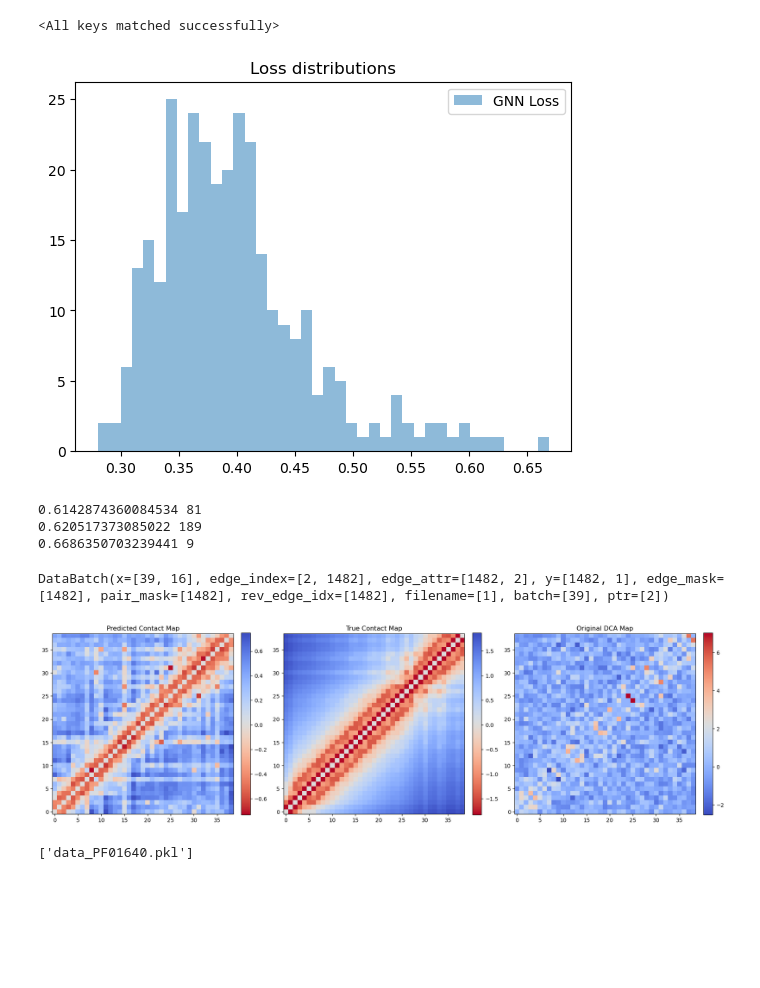
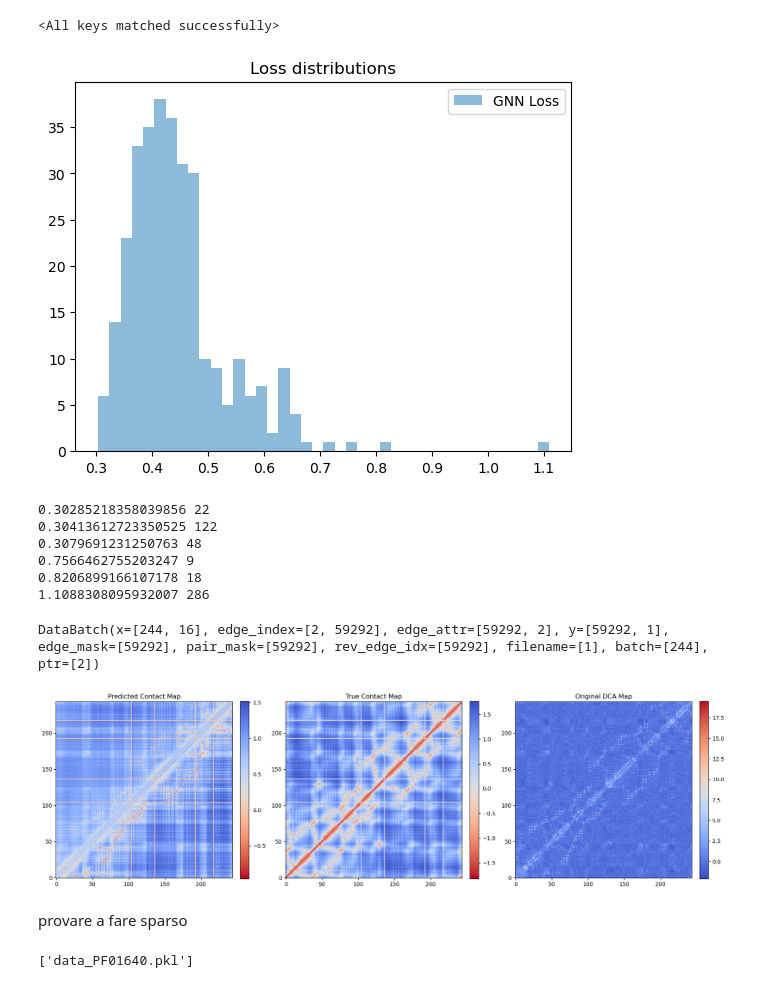
Before and after one commit to Fabiog17/Internship, a Jupyter notebook: Regressor_1.ipynb, the cells around one changed output. Saved outputs shown, nothing was run; the diff lists cells and outputs as text; code cells hidden in the pictures; blank space fills up the shorter version.

```diff
--- a/Regressor_1.ipynb
+++ b/Regressor_1.ipynb
@@ -376,8 +378,8 @@ model = EdgeGNN(node_in_ch=16, sep_emb_dim=8, hidden_ch=64, mlp_hidden_ch=32, GN
 
 save_path = "best_model_regressor_2.pt"
 #to load an old model
-# state_dict = torch.load(save_path)
-# model.load_state_dict(state_dict)
+state_dict = torch.load(save_path)
+model.load_state_dict(state_dict)
 
 
 
@@ -556,19 +542,26 @@ plt.legend()
 plt.title("Loss distributions")
 plt.show()
 # %% [output]
-[figure, old version]
+[figure, new version]
 # %%
 sorted_losses = sorted(enumerate(all_losses), key=lambda x: x[1])
 
 # First 3 minimum values and their indices
+# First 3 minimum values and their indices
+for idx, val in sorted_losses[:3]:
+    print(val, idx)
+
 for idx, val in sorted_losses[len(sorted_losses)-3:len(sorted_losses)]:
     print(val, idx)
 # %% [output]
-0.6142874360084534 81
-0.620517373085022 189
-0.6686350703239441 9
+0.30285218358039856 22
+0.30413612723350525 122
+0.3079691231250763 48
+0.7566462755203247 9
+0.8206899166107178 18
+1.1088308095932007 286
 # %%
-pos=9
+pos=22
 
 i=0
 with torch.no_grad():
@@ -584,35 +577,37 @@ print(batch)
 
 mask = batch.edge_mask #& batch.pair_mask
 
 pred_dist_map = graph_to_matrix(batch, pred_dist.squeeze(-1).cpu(), mask.cpu())
 true_dist_map = graph_to_matrix(batch, batch.y.cpu(),mask.cpu())
 original_dca_map = graph_to_matrix(batch, batch.edge_attr[:,0].cpu())
 
 
 fig, axes = plt.subplots(1, 3, figsize=(18, 6))  # 1 row, 3 columns
 
 # --- Predicted Distance Map ---
 im0 = axes[0].imshow(pred_dist_map, cmap='coolwarm_r', origin='lower')
 axes[0].set_title("Predicted Contact Map")
 plt.colorbar(im0, ax=axes[0], fraction=0.046, pad=0.04)
 
 # --- True Distance Map ---
 
 
 im1 = axes[1].imshow(true_dist_map, cmap='coolwarm_r', origin='lower')
 axes[1].set_title("True Contact Map")
 plt.colorbar(im1, ax=axes[1], fraction=0.046, pad=0.04)
 
 # --- Original DCA Map ---
 im2 = axes[2].imshow(original_dca_map, cmap='coolwarm', origin='lower')
 axes[2].set_title("Original DCA Map")
 plt.colorbar(im2, ax=axes[2], fraction=0.046, pad=0.04)
 
 plt.tight_layout()
 plt.show()
 # %% [output]
-DataBatch(x=[39, 16], edge_index=[2, 1482], edge_attr=[1482, 2], y=[1482, 1], edge_mask=[1482], pair_mask=[1482], rev_edge_idx=[1482], filename=[1], batch=[39], ptr=[2])
+DataBatch(x=[244, 16], edge_index=[2, 59292], edge_attr=[59292, 2], y=[59292, 1], edge_mask=[59292], pair_mask=[59292], rev_edge_idx=[59292], filename=[1], batch=[244], ptr=[2])
-[figure, old version]
+[figure, new version]
+# %% [markdown]
+provare a fare sparso
 # %%
 batch.filename
 # %% [output]
```
Also changed, not shown: parts of 6 cells of this notebook, 3 other files.
